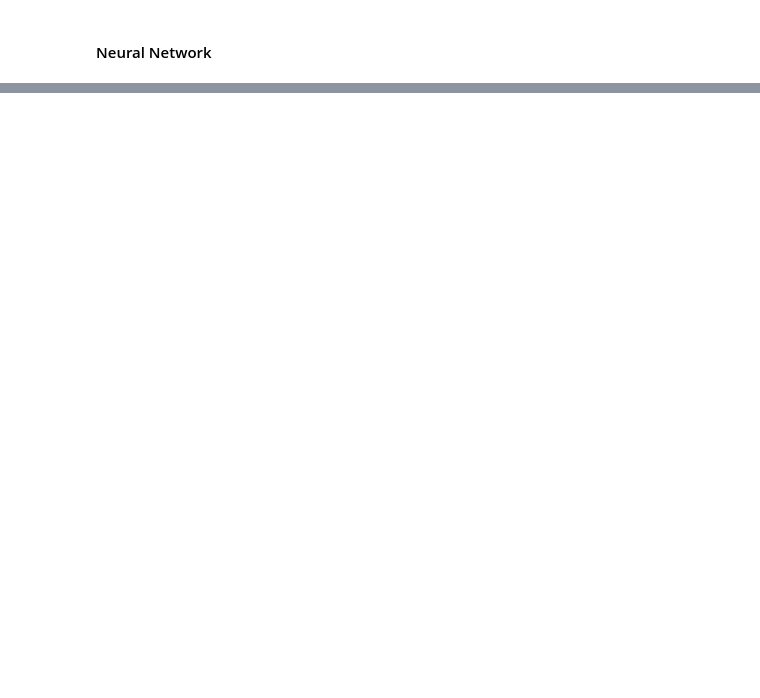
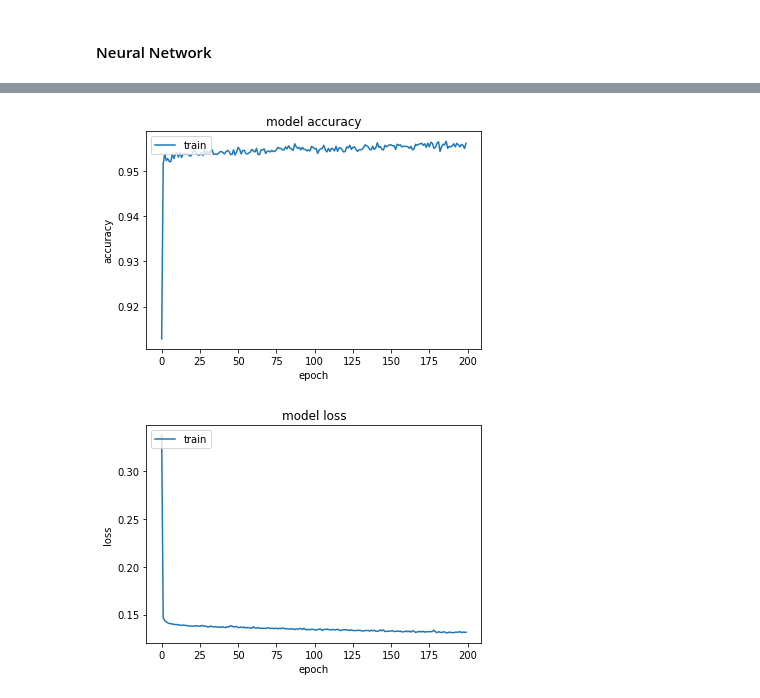
Before and after one commit to pracowniaPK/DataProject, a Jupyter notebook: project2.ipynb, the cells around one changed output, grey strips where cells are left out. Cells and saved outputs as stored; diff of their text form; code cells hidden in the pictures; blank space fills up the shorter version.

```diff
--- a/project2.ipynb
+++ b/project2.ipynb
@@ -290,11 +316,11 @@ plt.plot(tpr,tpr)
 # %%
 PK_model4 = Sequential()
 
-PK_model4.add(Dense(units=32, activation='relu', input_dim=len(train_X_PK.T)))
+PK_model4.add(Dense(units=128, activation='relu', input_dim=len(train_X_PK.T)))
 PK_model4.add(Dense(units=32, activation='relu'))
-PK_model4.add(Dense(units=1, activation='softmax'))
+PK_model4.add(Dense(units=1, activation='sigmoid'))
 
 PK_model4.compile(optimizer='adam', loss='binary_crossentropy', metrics=['accuracy'])
 # %%
-PK_model4.fit(train_X_PK, train_y, epochs=20, batch_size=128)
+history = PK_model4.fit(train_X_PK, train_y, epochs=200, batch_size=128)
 # %% [output]
@@ -325 +350,18 @@ PK_model4.metrics_names
 ['loss', 'acc']
+# %%
+plt.plot(history.history['acc'])
+plt.title('model accuracy')
+plt.ylabel('accuracy')
+plt.xlabel('epoch')
+plt.legend(['train', 'test'], loc='upper left')
+plt.show()
+
+plt.plot(history.history['loss'])
+plt.title('model loss')
+plt.ylabel('loss')
+plt.xlabel('epoch')
+plt.legend(['train', 'test'], loc='upper left')
+plt.show()
+# %% [output]
+[figure, added]
+[figure, added]
```
Also changed, not shown: parts of 18 cells of this notebook.
